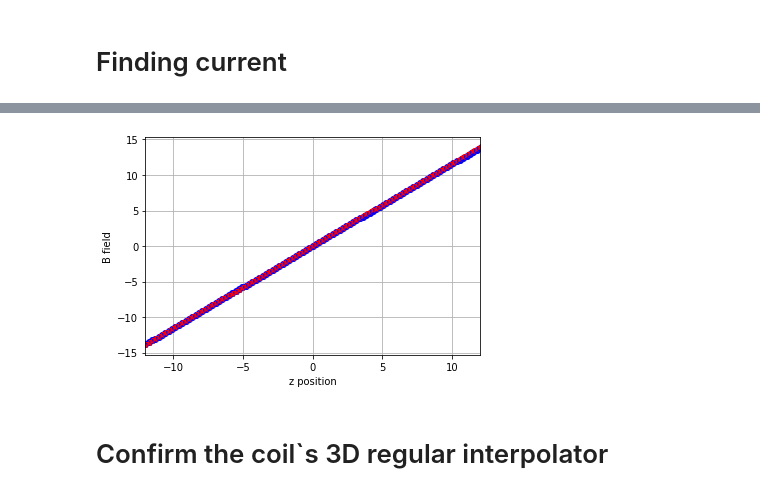
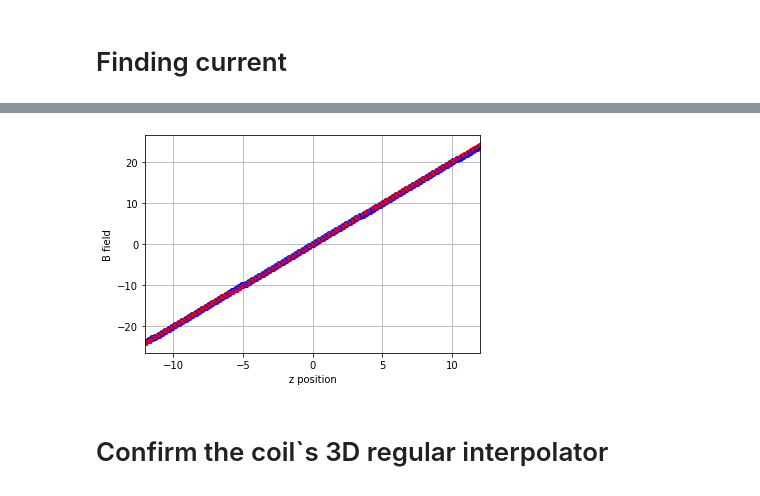
Before and after one commit to DongkyuLim/MgF-simulation, a Jupyter notebook: Current and coil.ipynb, the cells around one changed output, grey strips where cells are left out. Cells and saved outputs as stored; diff of their text form; code cells hidden in the pictures.

```diff
--- a/Current and coil.ipynb
+++ b/Current and coil.ipynb
@@ -137,32 +145,32 @@ optimizer.max
 optimizer.maximize()
 # %%
 connection = MongoClient("mongodb://localhost:27017")
-vc_0502 = connection.db.vc_0502
-max_parameters = vc_0502.find(limit=1,projection={'_id' : False, 'params' : 1}).sort("target",pymongo.DESCENDING)
-B_grad_max = max_parameters[0]['params']['Bgrad']
+vc = connection.db.Capture_velocity
+max_parameters = vc.find(projection={'_id' : False, 'params' : 1}).sort("target",pymongo.DESCENDING).limit(1)
+B_grad_max = max_parameters[0]["params"]['Bgrad']
 
 
 Current = connection.db.Current
 max_I = Current.find(limit=1,projection={'_id' : False, 'params' : 1}).sort("target",pymongo.DESCENDING)
 I_opt = max_I[0]['params']['I']
 
 
 fig,ax = plt.subplots(1,1)
 zz = np.linspace(-0.012,0.012,101)/x0
 # for xx in xs:
 #     ax.plot(xx*x0*1000,B_func(np.array([xx,0,0]))[0],'bo')
 #     ax.plot(xx*x0*1000,-1/2*1.2528*xx*x0*1000,'r*')
 
 for zs in zz:
     ax.plot(zs*x0*1000,Coil_field(I_opt,zs)[2],'bo')
     ax.plot(zs*x0*1000,B_grad_max*1000*x0*zs,'r*')
 
 ax.set_xlim(-12,12)
 ax.set_xlabel("z position")
 ax.set_ylabel("B field")
 ax.grid()
 # %% [output]
-[figure, old version]
+[figure, new version]
 # %% [markdown]
 # Confirm the coil`s 3D regular interpolator
 # %%
```
Also changed, not shown: parts of 5 cells of this notebook, 9 other files.
